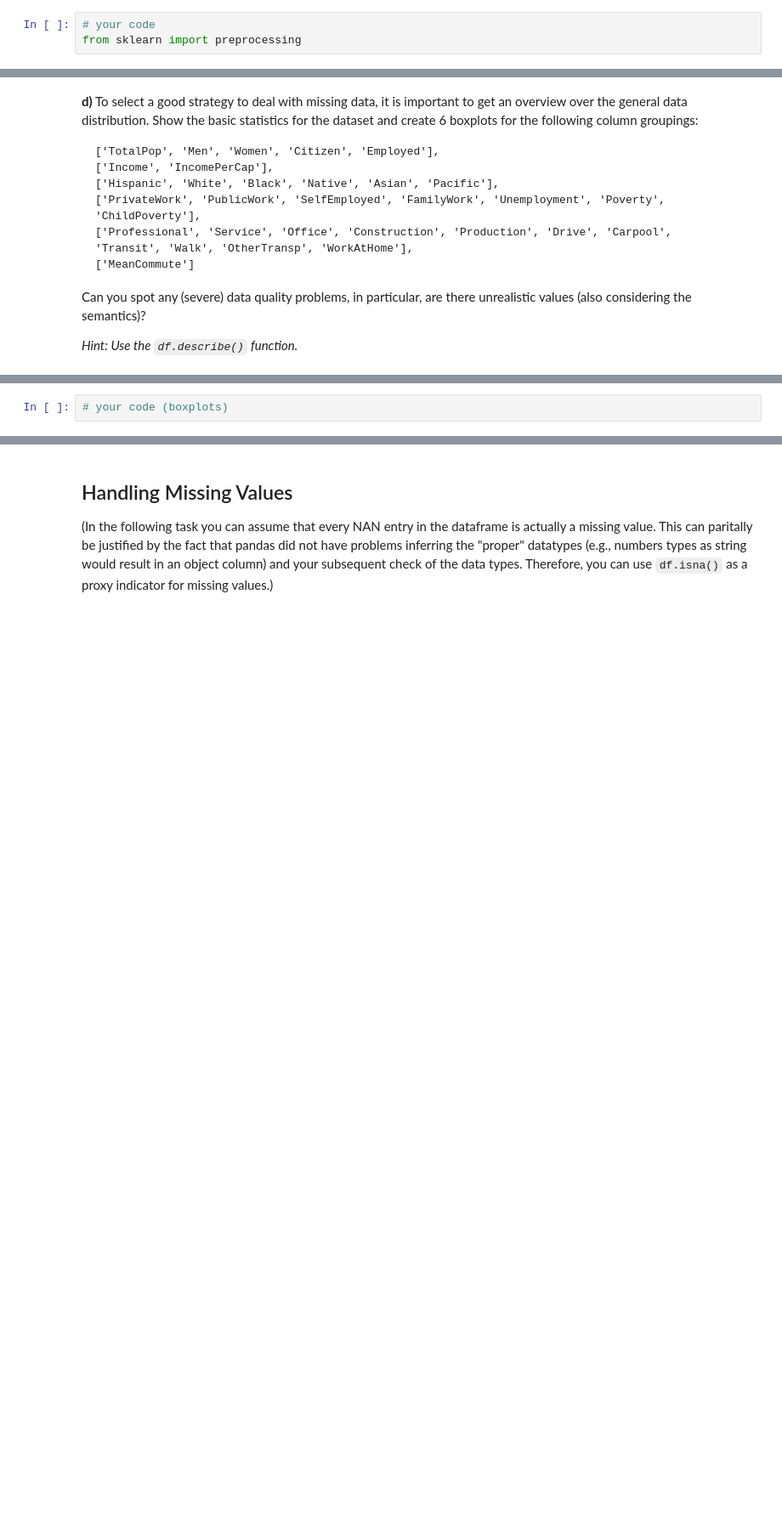
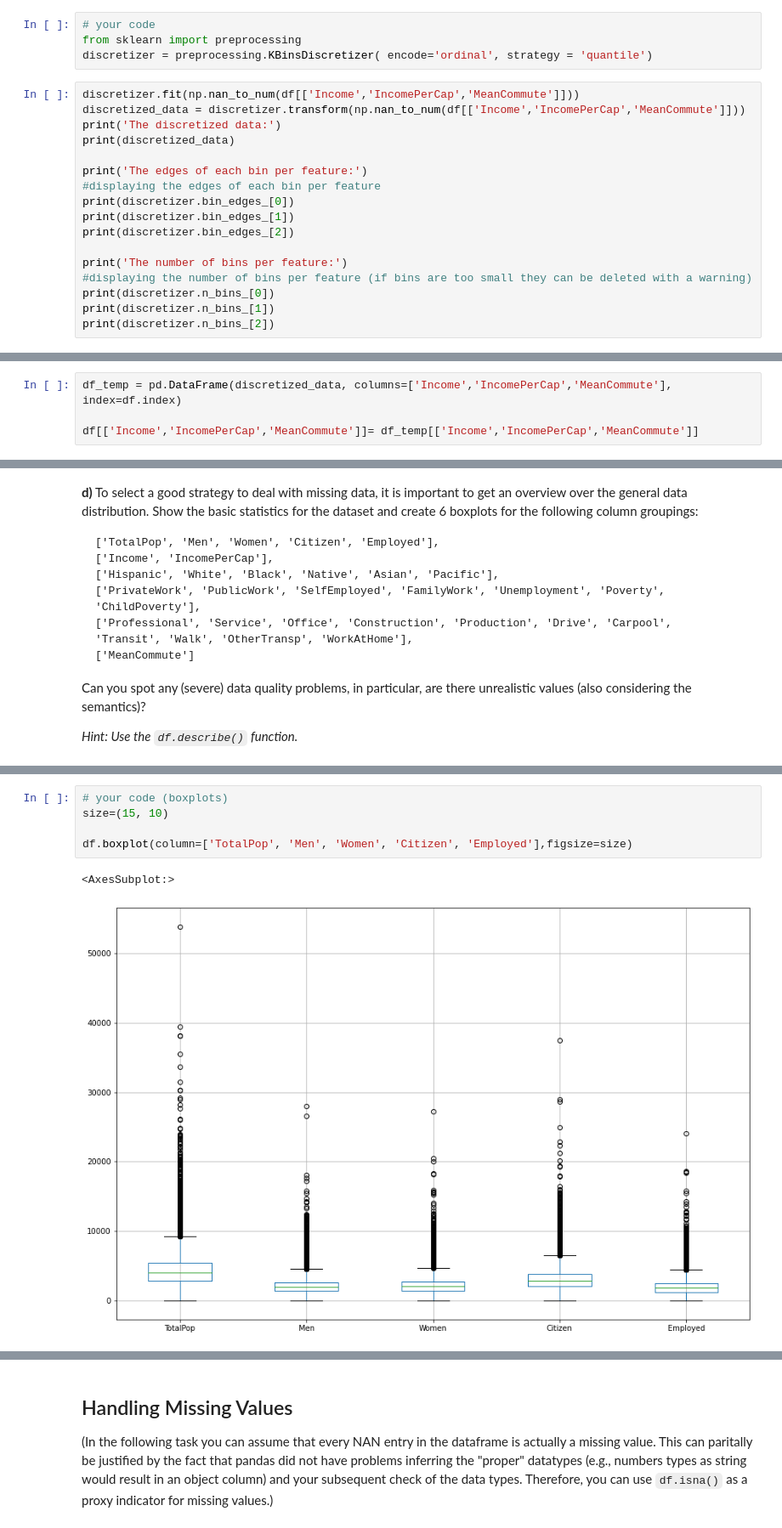
Before and after one commit to Hani-The-Juiceman/assignment_2, a Jupyter notebook: assignment_2.ipynb, the cells around one changed output, grey strips where cells are left out. Shown: that part at 85% size. Saved outputs shown, nothing was run; the diff lists cells and outputs as text; blank space fills up the shorter version.

```diff
--- a/assignment_2.ipynb
+++ b/assignment_2.ipynb
@@ -197,3 +195,21 @@ Afterwards, convert these columns into categorical columns.
 # %%
 # your code
 from sklearn import preprocessing
+discretizer = preprocessing.KBinsDiscretizer( encode='ordinal', strategy = 'quantile')
+# %%
+discretizer.fit(np.nan_to_num(df[['Income','IncomePerCap','MeanCommute']]))
+discretized_data = discretizer.transform(np.nan_to_num(df[['Income','IncomePerCap','MeanCommute']]))
+print('The discretized data:')
+print(discretized_data)
+
+print('The edges of each bin per feature:')
+#displaying the edges of each bin per feature
+print(discretizer.bin_edges_[0])
+print(discretizer.bin_edges_[1])
+print(discretizer.bin_edges_[2])
+
+print('The number of bins per feature:')
+#displaying the number of bins per feature (if bins are too small they can be deleted with a warning)
+print(discretizer.n_bins_[0])
+print(discretizer.n_bins_[1])
+print(discretizer.n_bins_[2])
@@ -199,0 +233,4 @@ from sklearn import preprocessing
+# %%
+df_temp = pd.DataFrame(discretized_data, columns=['Income','IncomePerCap','MeanCommute'], index=df.index)
+
+df[['Income','IncomePerCap','MeanCommute']]= df_temp[['Income','IncomePerCap','MeanCommute']]
@@ -218,2 +279,8 @@ Can you spot any (severe) data quality problems, in particular, are there unreal
 # %%
 # your code (boxplots)
+size=(15, 10)
+
+df.boxplot(column=['TotalPop', 'Men', 'Women', 'Citizen', 'Employed'],figsize=size)
+# %% [output]
+<AxesSubplot:>
+[figure, added]
```
Also changed, not shown: parts of 29 cells of this notebook.
